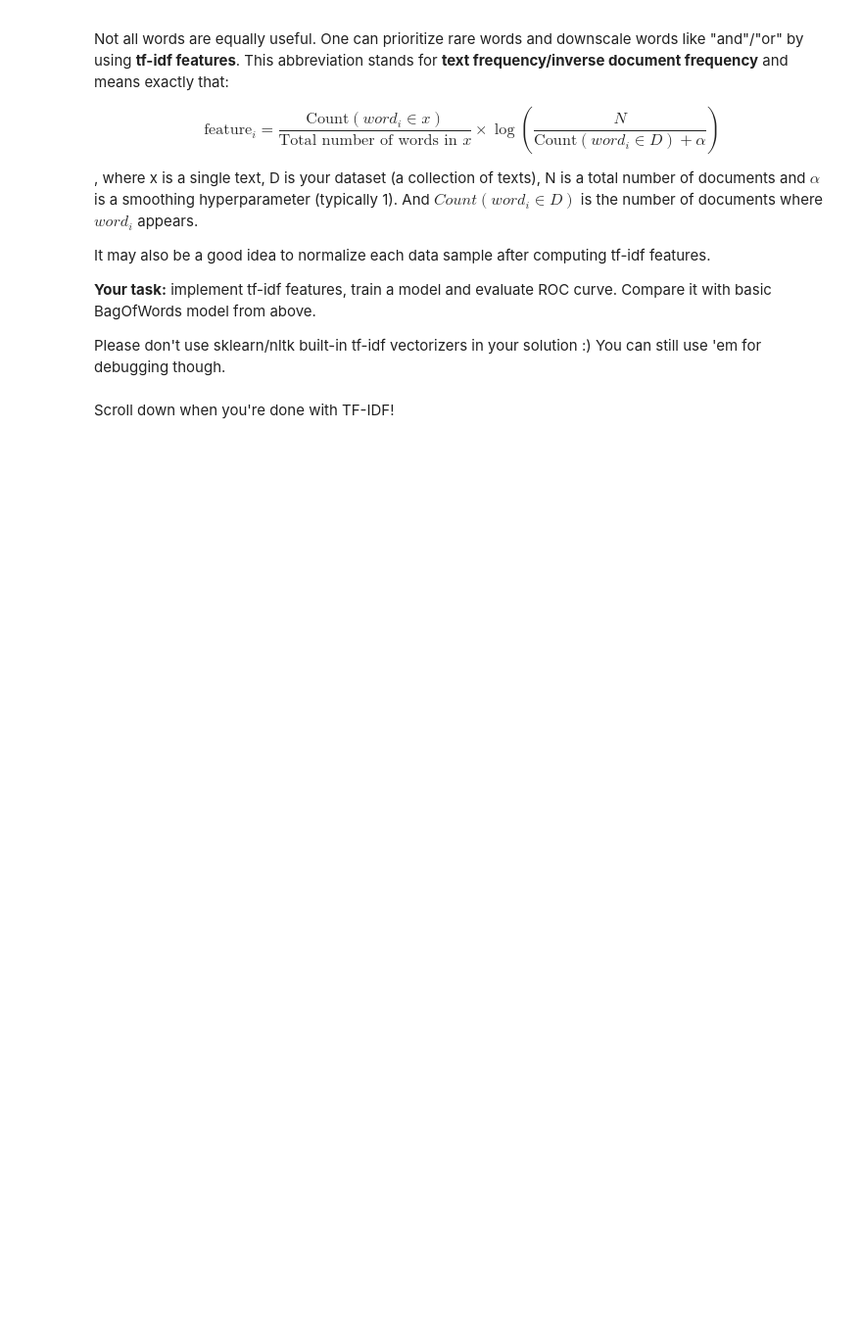
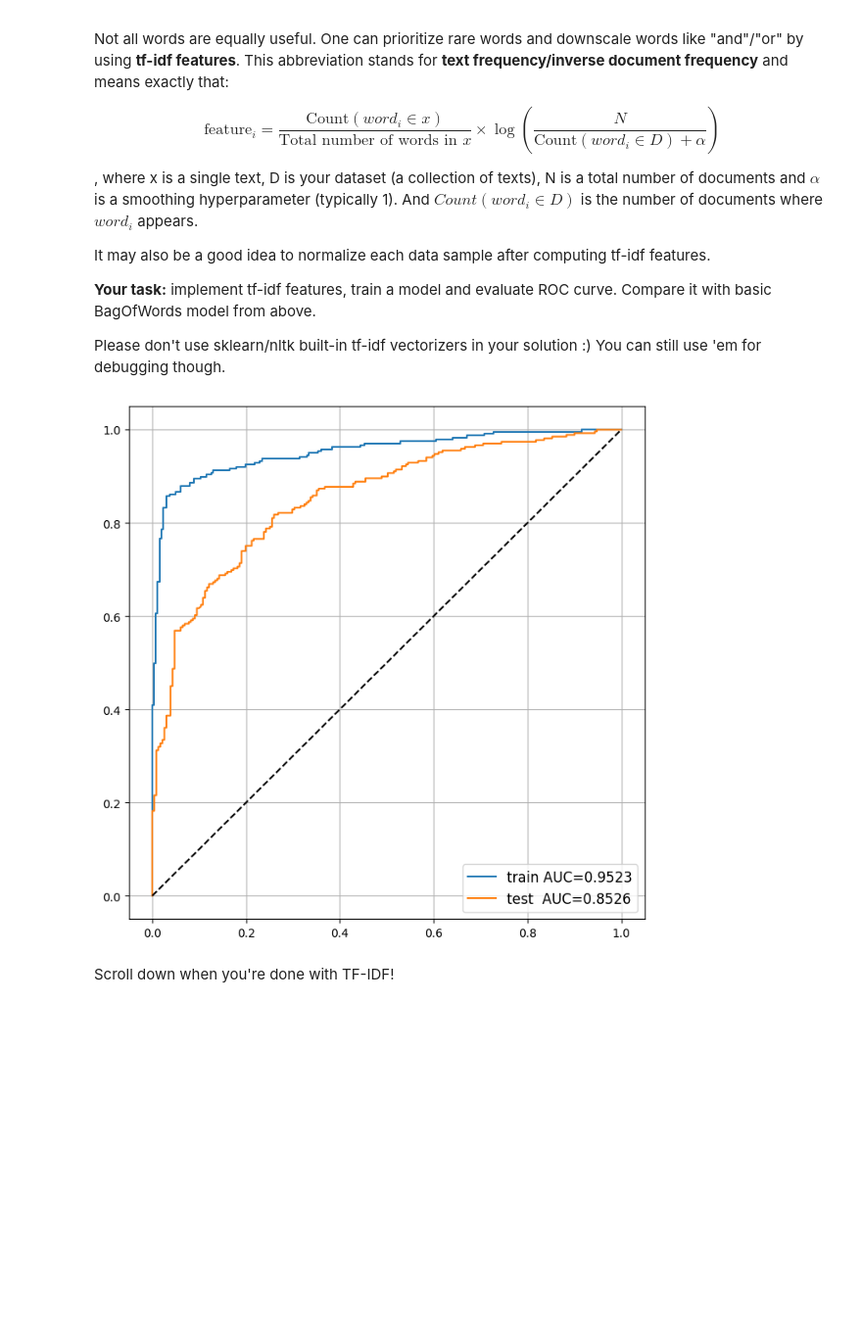
Before and after one commit to vandart10/Assembler, a Jupyter notebook: week01_embeddings/seminar.ipynb, the cells around one changed output. Shown at 98% size. Drawn from its saved outputs; the diff is of its cells as text; code cells hidden in the pictures; blank space fills up the shorter version.

````diff
--- a/week01_embeddings/seminar.ipynb
+++ b/week01_embeddings/seminar.ipynb
@@ -474,6 +553,72 @@ It may also be a good idea to normalize each data sample after computing tf-idf
 __Your task:__ implement tf-idf features, train a model and evaluate ROC curve. Compare it with basic BagOfWords model from above.
 
 Please don't use sklearn/nltk built-in tf-idf vectorizers in your solution :) You can still use 'em for debugging though.
+# %%
+import math
+from collections import Counter
+
+def document_frequencies(texts):
+    df = Counter()
+    for doc in texts:
+        unique_tokens = set(doc)
+        for token in unique_tokens:
+            df[token] += 1
+    return df
+
+def tfidf(doc, df, N, alpha=1.0):
+    tf_idf = {}
+    word_counts = Counter(doc)
+    doc_len = len(doc)
+    for word, count in word_counts.items():
+        tf = count / doc_len
+        idf = math.log(N / (df[word] + alpha))
+        tf_idf[word] = tf * idf
+    return tf_idf
+
+def tfidf_matrix(texts_raw, vocab=None, alpha=1.0):
+    texts = [text.lower().split() for text in texts_raw]
+    N = len(texts)
+    df = document_frequencies(texts)
+
+    if vocab is None:
+        vocab = sorted(df.keys())
+    vocab_index = {word: i for i, word in enumerate(vocab)}
+
+    X = np.zeros((N, len(vocab)))
+    for i, doc in enumerate(texts):
+        tf_idf = tfidf(doc, df, N, alpha)
+        for word, value in tf_idf.items():
+            if word in vocab_index:
+                X[i, vocab_index[word]] = value
+
+        norm = np.linalg.norm(X[i])
+        if norm > 0:
+            X[i] /= norm
+
+    return X
+
+X_train_tfidf = tfidf_matrix(texts_train, alpha=1.0)
+X_test_tfidf = tfidf_matrix(texts_test, vocab, alpha=1.0)
+
+tfidf_model = LogisticRegression(C=0.19, max_iter=1000, random_state=42)
+tfidf_model.fit(X_train_tfidf, y_train)
+
+plt.figure(figsize=(8, 8))
+for name, X, y, model in [
+    ('train', X_train_tfidf, y_train, tfidf_model),
+    ('test ', X_test_tfidf, y_test, tfidf_model)
+]:
+    proba = model.predict_proba(X)[:, 1]
+    auc = roc_auc_score(y, proba)
+    fpr, tpr, _ = roc_curve(y, proba)
+    plt.plot(fpr, tpr, label=f'{name} AUC={auc:.4f}')
+
+plt.plot([0, 1], [0, 1], '--', color='black')
+plt.legend(fontsize='large')
+plt.grid()
+plt.show()
+# %% [output]
+[figure, added]
 # %% [markdown]
 Scroll down when you're done with TF-IDF!
 ```
````
Also changed, not shown: parts of 23 cells of this notebook.
